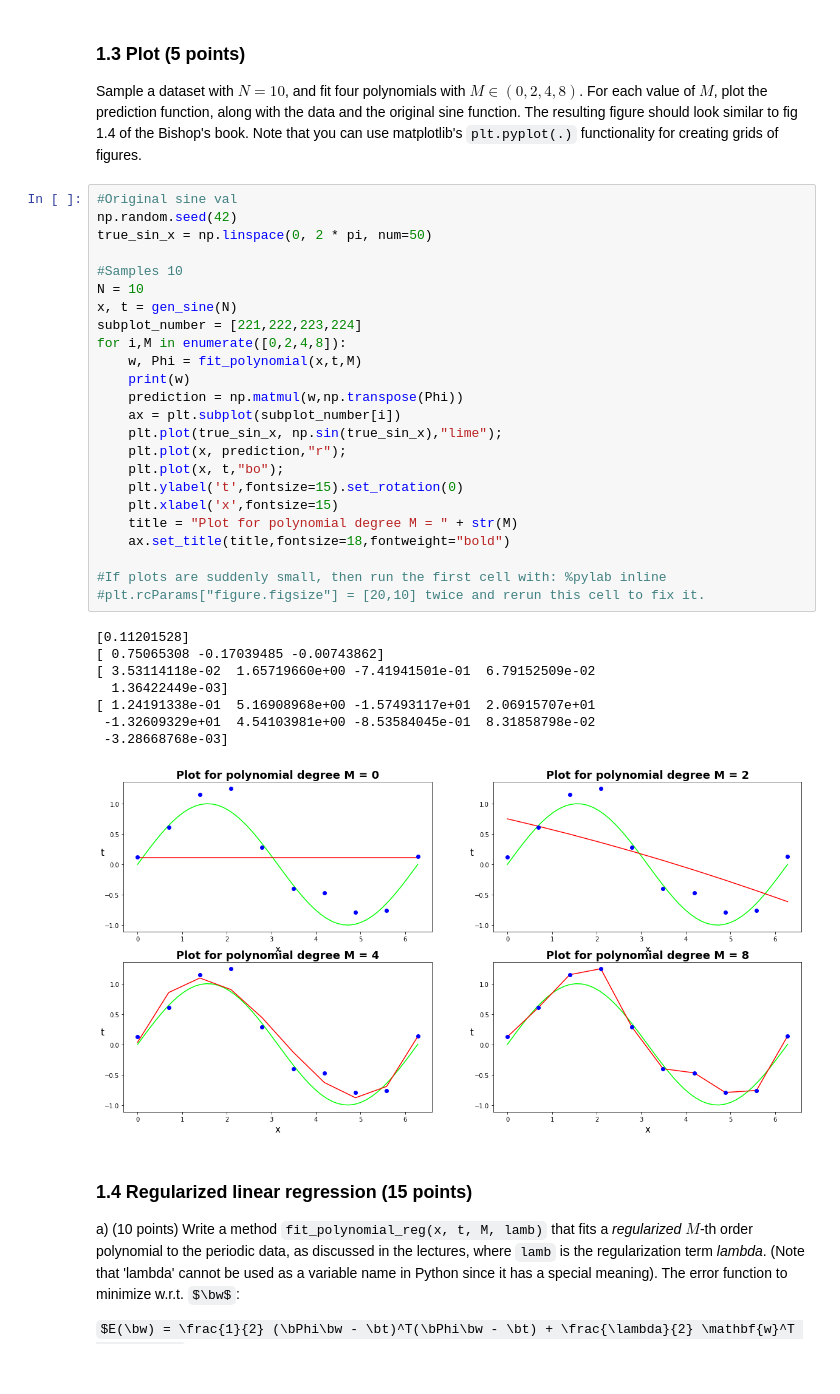
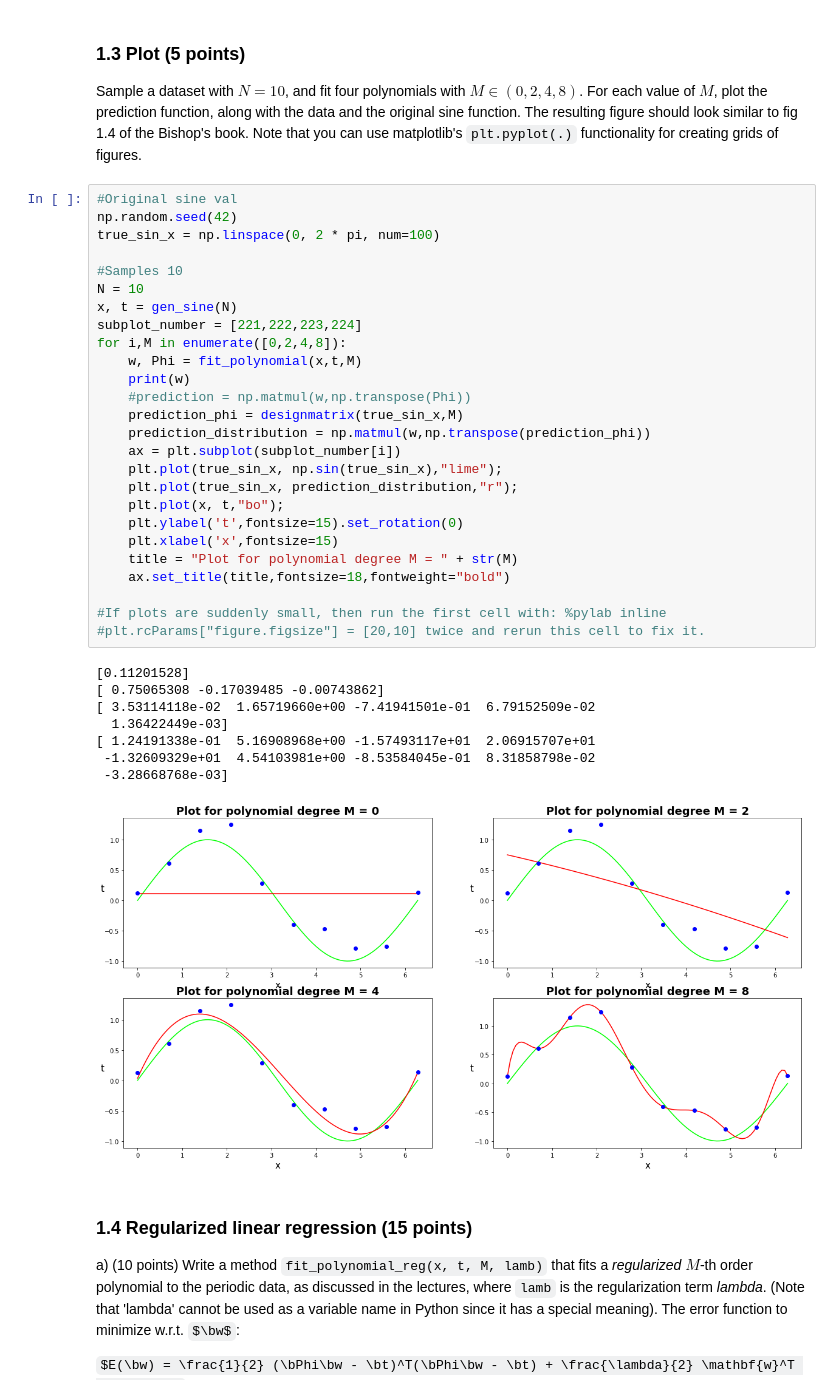
Before and after one commit to ML77777/ML1-18, a Jupyter notebook: Marvin/lab1 (kopie).ipynb, the cells around one changed output. Saved outputs shown, nothing was run; the diff lists cells and outputs as text; some formulas as TeX source.

```diff
--- a/Marvin/lab1 (kopie).ipynb
+++ b/Marvin/lab1 (kopie).ipynb
@@ -176,36 +176,38 @@ For each value of $M$, plot the prediction function, along with the data and the
 # %%
 #Original sine val
 np.random.seed(42)
-true_sin_x = np.linspace(0, 2 * pi, num=50)
+true_sin_x = np.linspace(0, 2 * pi, num=100)
 
 #Samples 10
 N = 10
 x, t = gen_sine(N)
 subplot_number = [221,222,223,224]
 for i,M in enumerate([0,2,4,8]):
     w, Phi = fit_polynomial(x,t,M)
     print(w)
-    prediction = np.matmul(w,np.transpose(Phi))
+    #prediction = np.matmul(w,np.transpose(Phi))
+    prediction_phi = designmatrix(true_sin_x,M)
+    prediction_distribution = np.matmul(w,np.transpose(prediction_phi))
     ax = plt.subplot(subplot_number[i])
     plt.plot(true_sin_x, np.sin(true_sin_x),"lime");
-    plt.plot(x, prediction,"r");
+    plt.plot(true_sin_x, prediction_distribution,"r");
     plt.plot(x, t,"bo");
     plt.ylabel('t',fontsize=15).set_rotation(0)
     plt.xlabel('x',fontsize=15)
     title = "Plot for polynomial degree M = " + str(M)
     ax.set_title(title,fontsize=18,fontweight="bold")
 
 #If plots are suddenly small, then run the first cell with: %pylab inline
 #plt.rcParams["figure.figsize"] = [20,10] twice and rerun this cell to fix it.
 # %% [output]
 [0.11201528]
 [ 0.75065308 -0.17039485 -0.00743862]
 [ 3.53114118e-02  1.65719660e+00 -7.41941501e-01  6.79152509e-02
   1.36422449e-03]
 [ 1.24191338e-01  5.16908968e+00 -1.57493117e+01  2.06915707e+01
  -1.32609329e+01  4.54103981e+00 -8.53584045e-01  8.31858798e-02
  -3.28668768e-03]
-[figure, old version]
+[figure, new version]
 # %% [markdown]
 ### 1.4 Regularized linear regression (15 points)
 
```
Also changed, not shown: parts of 4 cells of this notebook.
